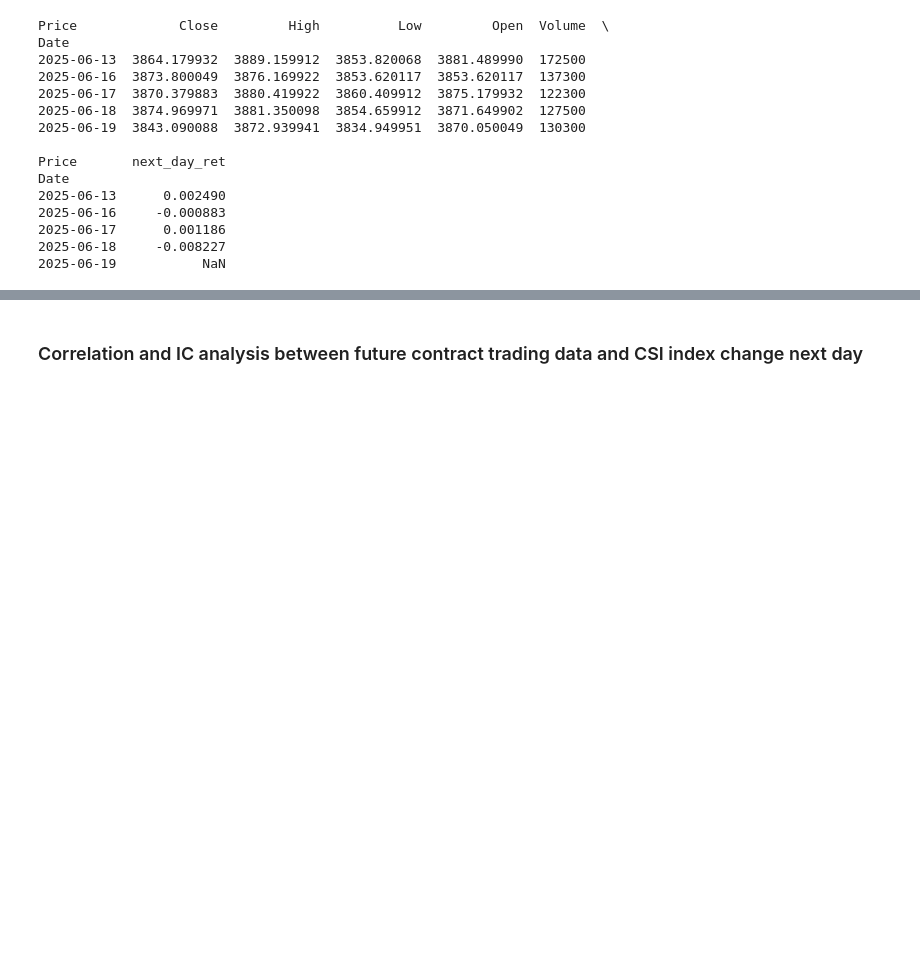
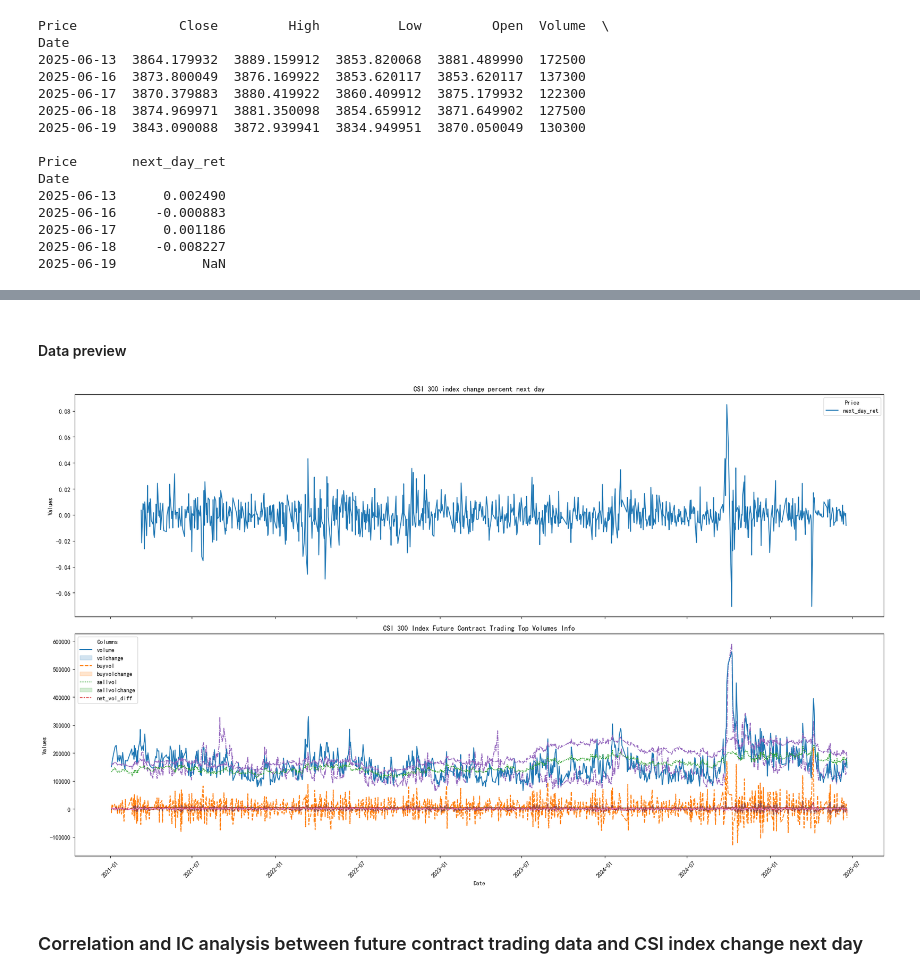
Before and after one commit to mingl2000/UCBCapstone, a Jupyter notebook: data_explore3.ipynb, the cells around one changed output, grey strips where cells are left out. Saved outputs shown, nothing was run; the diff lists cells and outputs as text; code cells hidden in the pictures; blank space fills up the shorter version.

Commit message:
add data loaded preview

```diff
--- a/data_explore3.ipynb
+++ b/data_explore3.ipynb
@@ -94,6 +94,34 @@ def cal_corr(df_idx,df_future_top):
             df_corr.loc[len(df_corr)] ={"dealer":dealer,'column':x, 'Correlation':df_corr_dealer[x], 'Sum':df_future_dealer[x].sum()}
 
     return df_corr
+
+def plot_index(df_idx, df_future_by_date):
+    fig, (ax1, ax2) = plt.subplots(nrows=2, ncols=1, figsize=(20, 12), sharex=True)
+
+# Step 3: Plot df on the first subplot
+    sns.lineplot(data=df_idx[['next_day_ret']], ax=ax1)
+    ax1.set_title('CSI 300 index change percent next day')
+    ax1.set_xlabel('Date')
+    ax1.set_ylabel('Values')
+    ax1.tick_params(axis='x', rotation=45)
+
+    # Step 4: Plot df3 on the second subplot
+
+    sns.lineplot(data=df_idx, ax=ax2)
+    ax2.set_title('CSI 300 Index Future Contract Trading Top Volumes Info')
+    ax2.set_xlabel('Date')
+    ax2.set_ylabel('Values')
+    ax2.tick_params(axis='x', rotation=45)
+    sns.lineplot(data=df_future_by_date, ax=ax2)
+    ax2.legend(labels=df_future_by_date.columns, title='Columns', loc='upper left')
+    #ax2.set_title('CSI 300 Index')
+    #ax2.set_xlabel('Date')
+    #ax2.set_ylabel('Values')
+    ax2.tick_params(axis='x', rotation=45)
+
+    # Step 5: Adjust layout for better spacing
+    plt.tight_layout()
+    plt.show()
 # %% [markdown]
 # Load data
     - future contract data into df_future
@@ -126,3 +164,12 @@ Date
+# %% [markdown]
+#### Data preview
+# %%
+future_cols=df_future.columns.drop(['dealer','datetime'])
+future_cols_without_dealer=df_future.columns.drop(['dealer'])
+df_future_by_date=df_future[future_cols_without_dealer].groupby('datetime').sum()
+plot_index(df_idx, df_future_by_date)
+# %% [output]
+[figure, added]
 # %% [markdown]
 ### Correlation and IC analysis between future contract trading data and CSI index change next day
 # %% [markdown]
```
Also changed, not shown: parts of 1 cell of this notebook.
